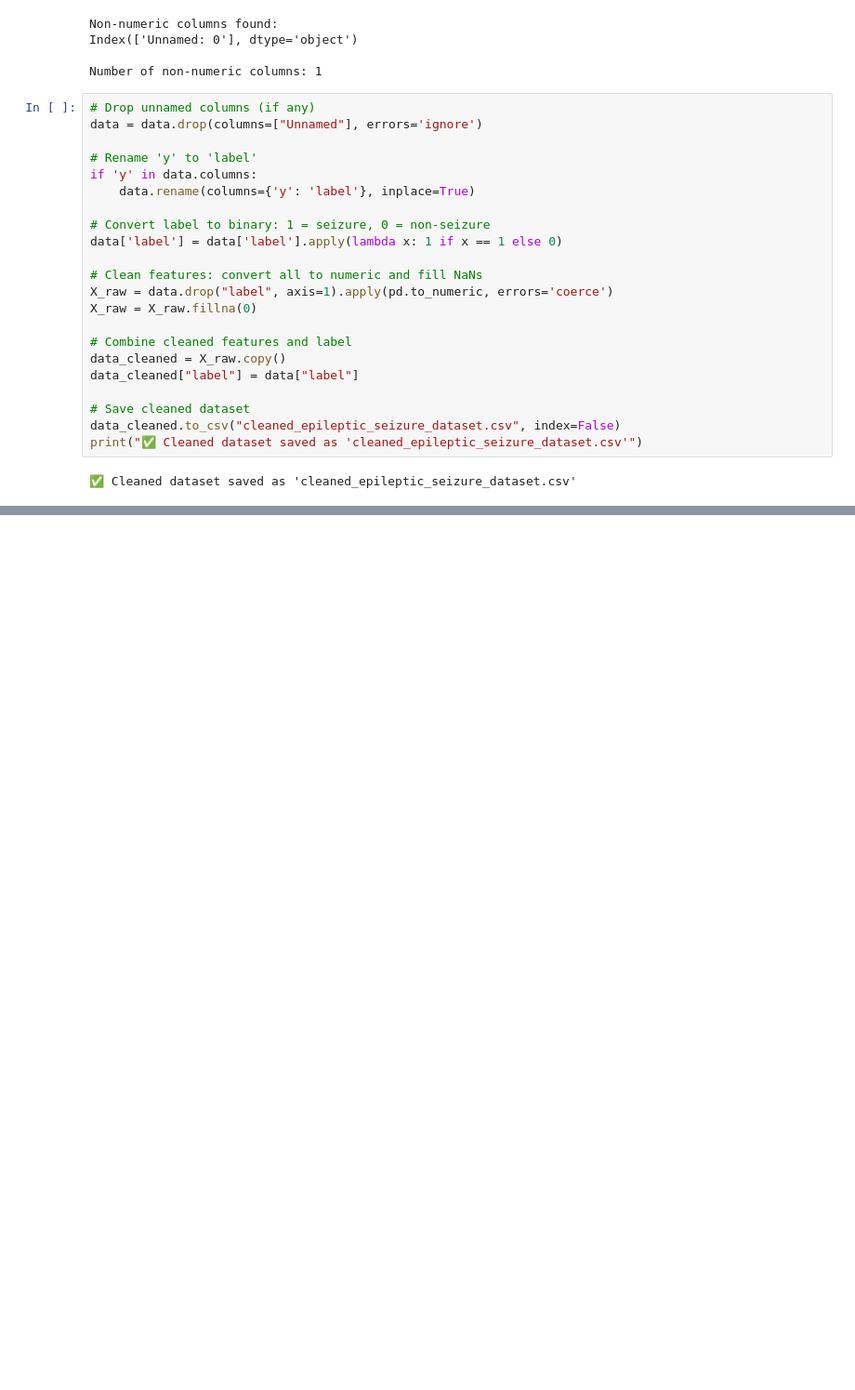
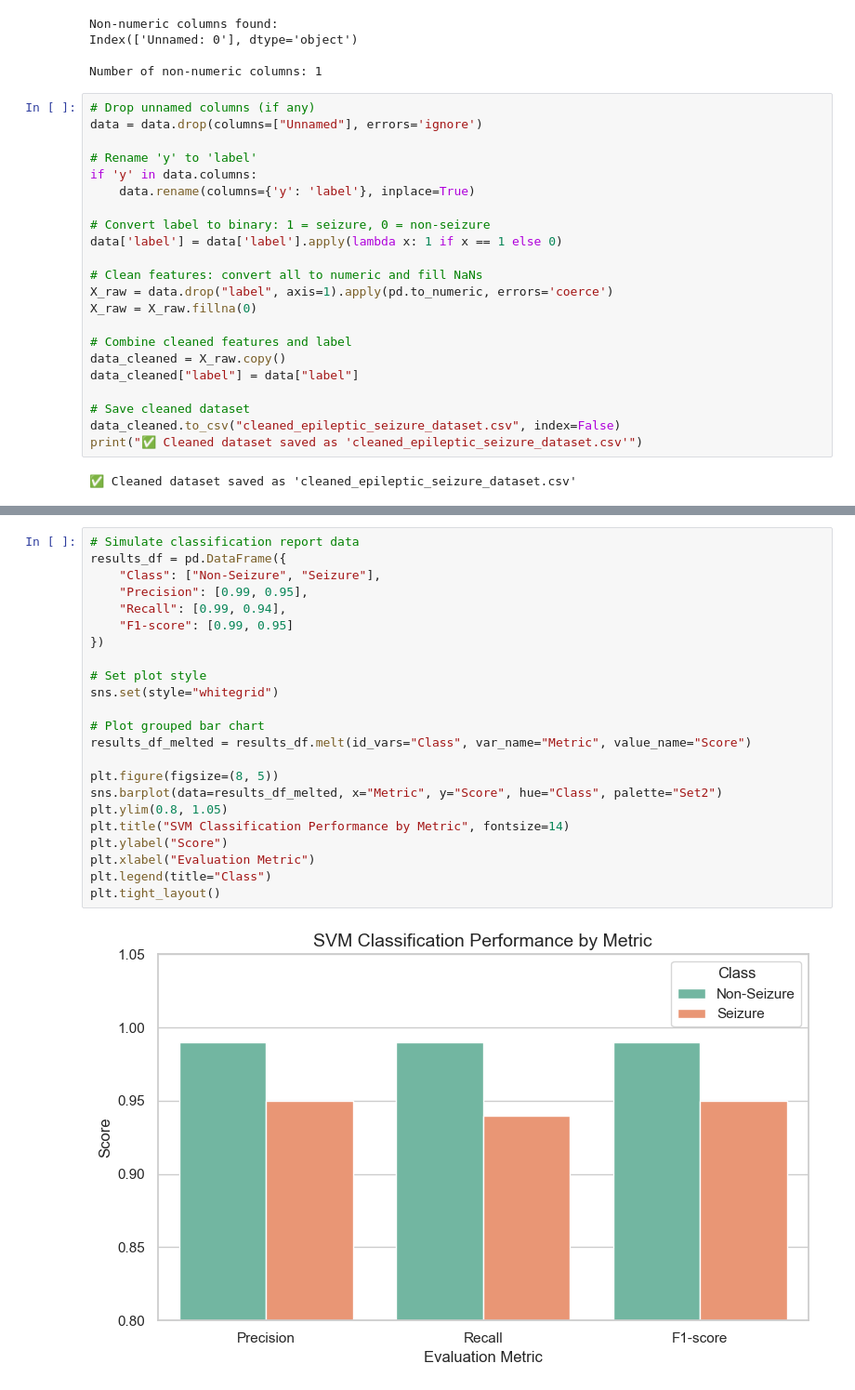
Before and after one commit to adamafiq345/Epileptic-Seizure-Detection, a Jupyter notebook: psm2-code.ipynb, the cells around one changed output, grey strips where cells are left out. Shown: that part at 93% size. Saved outputs shown, nothing was run; the diff lists cells and outputs as text; blank space fills up the shorter version.

```diff
--- a/psm2-code.ipynb
+++ b/psm2-code.ipynb
@@ -156,0 +292,25 @@ print("✅ Cleaned dataset saved as 'cleaned_epileptic_seizure_dataset.csv'")
+# %%
+# Simulate classification report data
+results_df = pd.DataFrame({
+    "Class": ["Non-Seizure", "Seizure"],
+    "Precision": [0.99, 0.95],
+    "Recall": [0.99, 0.94],
+    "F1-score": [0.99, 0.95]
+})
+
+# Set plot style
+sns.set(style="whitegrid")
+
+# Plot grouped bar chart
+results_df_melted = results_df.melt(id_vars="Class", var_name="Metric", value_name="Score")
+
+plt.figure(figsize=(8, 5))
+sns.barplot(data=results_df_melted, x="Metric", y="Score", hue="Class", palette="Set2")
+plt.ylim(0.8, 1.05)
+plt.title("SVM Classification Performance by Metric", fontsize=14)
+plt.ylabel("Score")
+plt.xlabel("Evaluation Metric")
+plt.legend(title="Class")
+plt.tight_layout()
+# %% [output]
+[figure, added]
```
Also changed, not shown: parts of 9 cells of this notebook.
